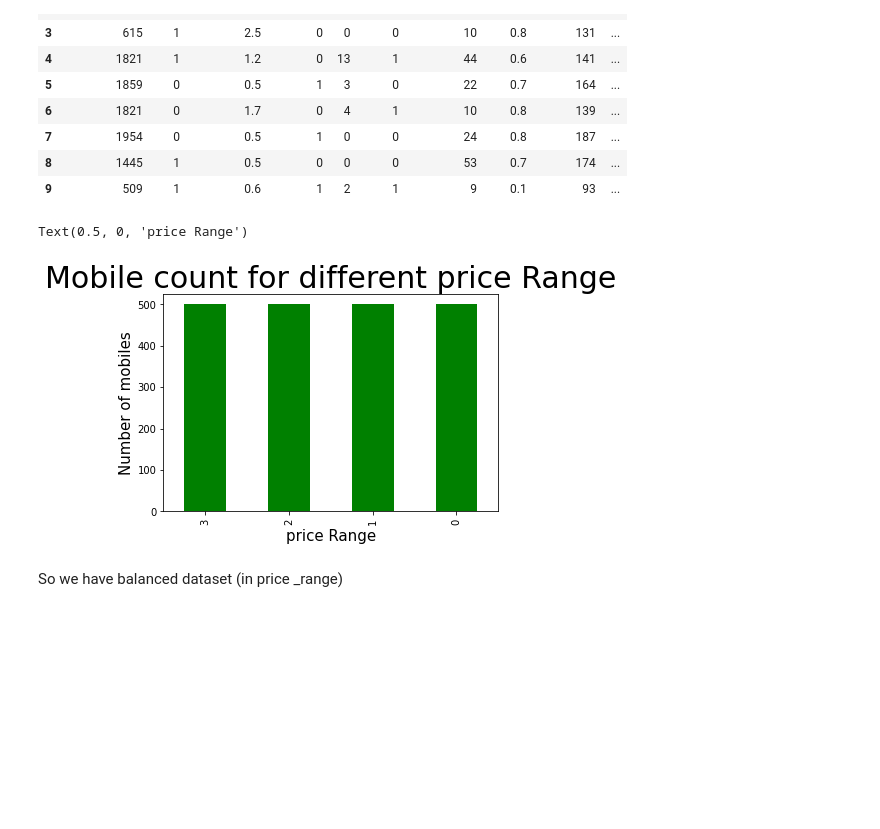
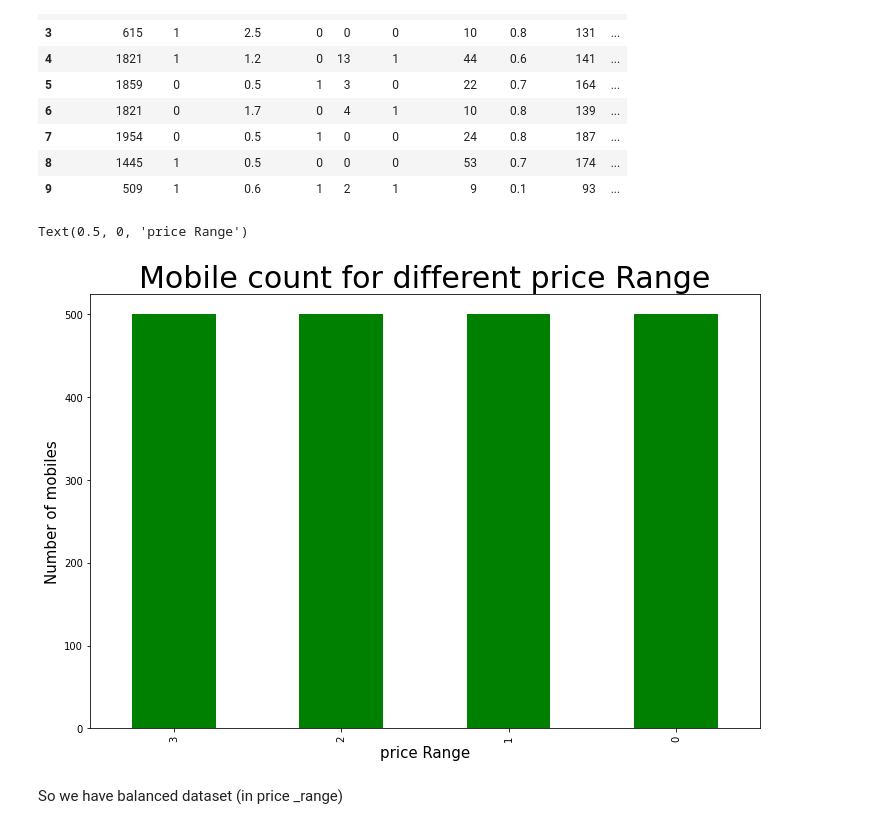
Before and after one commit to Ashu10051998/Mobile-price-Range, a Jupyter notebook: Mobile_price_prediction.ipynb, the cells around one changed output. Drawn from its saved outputs; the diff is of its cells as text; code cells hidden in the pictures; blank space fills up the shorter version.

```diff
--- a/Mobile_price_prediction.ipynb
+++ b/Mobile_price_prediction.ipynb
@@ -166,13 +213,14 @@ df.head(10)
 | 8 | 1445 | 1 | 0.5 | 0 | 0 | 0 | 53 | 0.7 | 174 | ... |
 | 9 | 509 | 1 | 0.6 | 1 | 2 | 1 | 9 | 0.1 | 93 | ... |
 # %%
+plt.figure(figsize=(12,8))
 df['price_range'].value_counts().plot(kind='bar',color='green')
 plt.title('Mobile count for different price Range',size=30)
 plt.ylabel('Number of mobiles',size=15)
 plt.xlabel('price Range',size=15)
 # %% [output]
 Text(0.5, 0, 'price Range')
-[figure, old version]
+[figure, new version]
 # %% [markdown]
 So we have balanced dataset (in price _range)
 # %%
```
Also changed, not shown: parts of 7 cells of this notebook.
